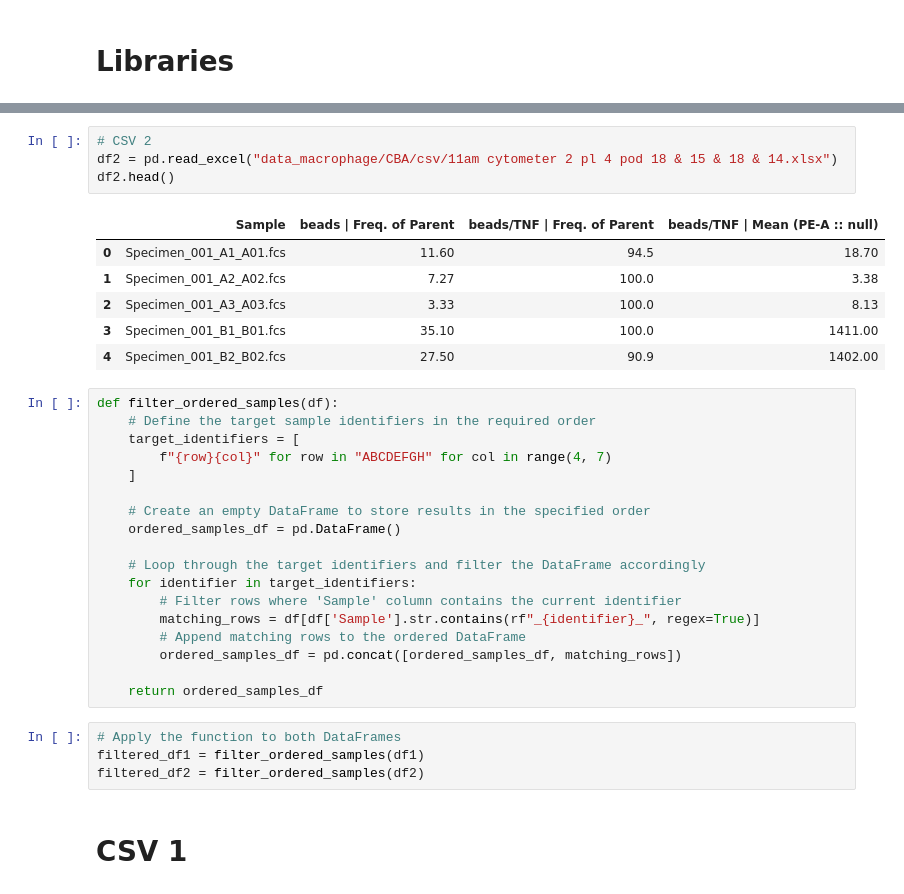
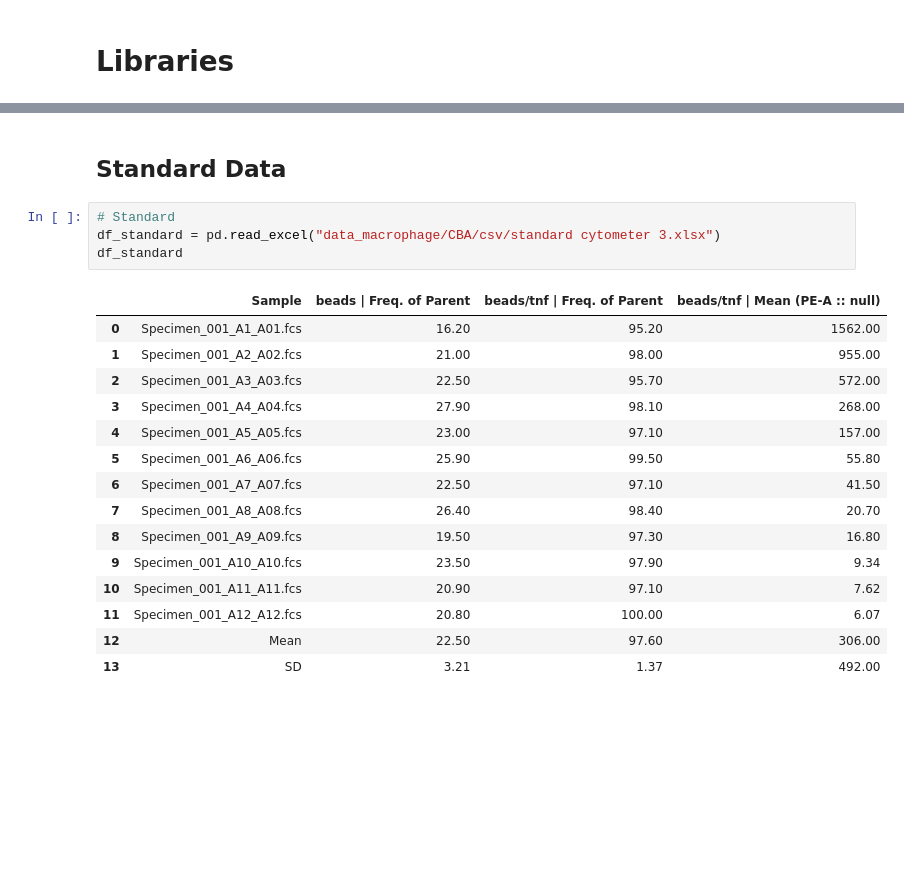
Before and after one commit to elenajusto/immunology-2, a Jupyter notebook: macrophage-csv.ipynb, the cells around one changed output, grey strips where cells are left out. Drawn from its saved outputs; the diff is of its cells as text; blank space fills up the shorter version.

Commit message:
standard curve

```diff
--- a/macrophage-csv.ipynb
+++ b/macrophage-csv.ipynb
@@ -18,35 +52,22 @@ df1.head()
+# %% [markdown]
+## Standard Data
 # %%
-# CSV 2
-df2 = pd.read_excel("data_macrophage/CBA/csv/11am cytometer 2 pl 4 pod 18 & 15 & 18 & 14.xlsx")
-df2.head()
+# Standard
+df_standard = pd.read_excel("data_macrophage/CBA/csv/standard cytometer 3.xlsx")
+df_standard
 # %% [output]
-|  | Sample | beads | Freq. of Parent | beads/TNF | Freq. of Parent | beads/TNF | Mean (PE-A :: null) |
-| 0 | Specimen_001_A1_A01.fcs | 11.60 | 94.5 | 18.70 |
-| 1 | Specimen_001_A2_A02.fcs | 7.27 | 100.0 | 3.38 |
-| 2 | Specimen_001_A3_A03.fcs | 3.33 | 100.0 | 8.13 |
-| 3 | Specimen_001_B1_B01.fcs | 35.10 | 100.0 | 1411.00 |
-| 4 | Specimen_001_B2_B02.fcs | 27.50 | 90.9 | 1402.00 |
+|  | Sample | beads | Freq. of Parent | beads/tnf | Freq. of Parent | beads/tnf | Mean (PE-A :: null) |
+| 0 | Specimen_001_A1_A01.fcs | 16.20 | 95.20 | 1562.00 |
+| 1 | Specimen_001_A2_A02.fcs | 21.00 | 98.00 | 955.00 |
+| 2 | Specimen_001_A3_A03.fcs | 22.50 | 95.70 | 572.00 |
+| 3 | Specimen_001_A4_A04.fcs | 27.90 | 98.10 | 268.00 |
+| 4 | Specimen_001_A5_A05.fcs | 23.00 | 97.10 | 157.00 |
+| 5 | Specimen_001_A6_A06.fcs | 25.90 | 99.50 | 55.80 |
+| 6 | Specimen_001_A7_A07.fcs | 22.50 | 97.10 | 41.50 |
+| 7 | Specimen_001_A8_A08.fcs | 26.40 | 98.40 | 20.70 |
+| 8 | Specimen_001_A9_A09.fcs | 19.50 | 97.30 | 16.80 |
+| 9 | Specimen_001_A10_A10.fcs | 23.50 | 97.90 | 9.34 |
+| 10 | Specimen_001_A11_A11.fcs | 20.90 | 97.10 | 7.62 |
+| 11 | Specimen_001_A12_A12.fcs | 20.80 | 100.00 | 6.07 |
+| 12 | Mean | 22.50 | 97.60 | 306.00 |
+| 13 | SD | 3.21 | 1.37 | 492.00 |
-# %%
-def filter_ordered_samples(df):
-    # Define the target sample identifiers in the required order
-    target_identifiers = [
-        f"{row}{col}" for row in "ABCDEFGH" for col in range(4, 7)
-    ]
-
-    # Create an empty DataFrame to store results in the specified order
-    ordered_samples_df = pd.DataFrame()
-
-    # Loop through the target identifiers and filter the DataFrame accordingly
-    for identifier in target_identifiers:
-        # Filter rows where 'Sample' column contains the current identifier
-        matching_rows = df[df['Sample'].str.contains(rf"_{identifier}_", regex=True)]
-        # Append matching rows to the ordered DataFrame
-        ordered_samples_df = pd.concat([ordered_samples_df, matching_rows])
-
-    return ordered_samples_df
-# %%
-# Apply the function to both DataFrames
-filtered_df1 = filter_ordered_samples(df1)
-filtered_df2 = filter_ordered_samples(df2)
-# %% [markdown]
-# CSV 1
```
Also changed, not shown: parts of 18 cells of this notebook, 6 other files.
